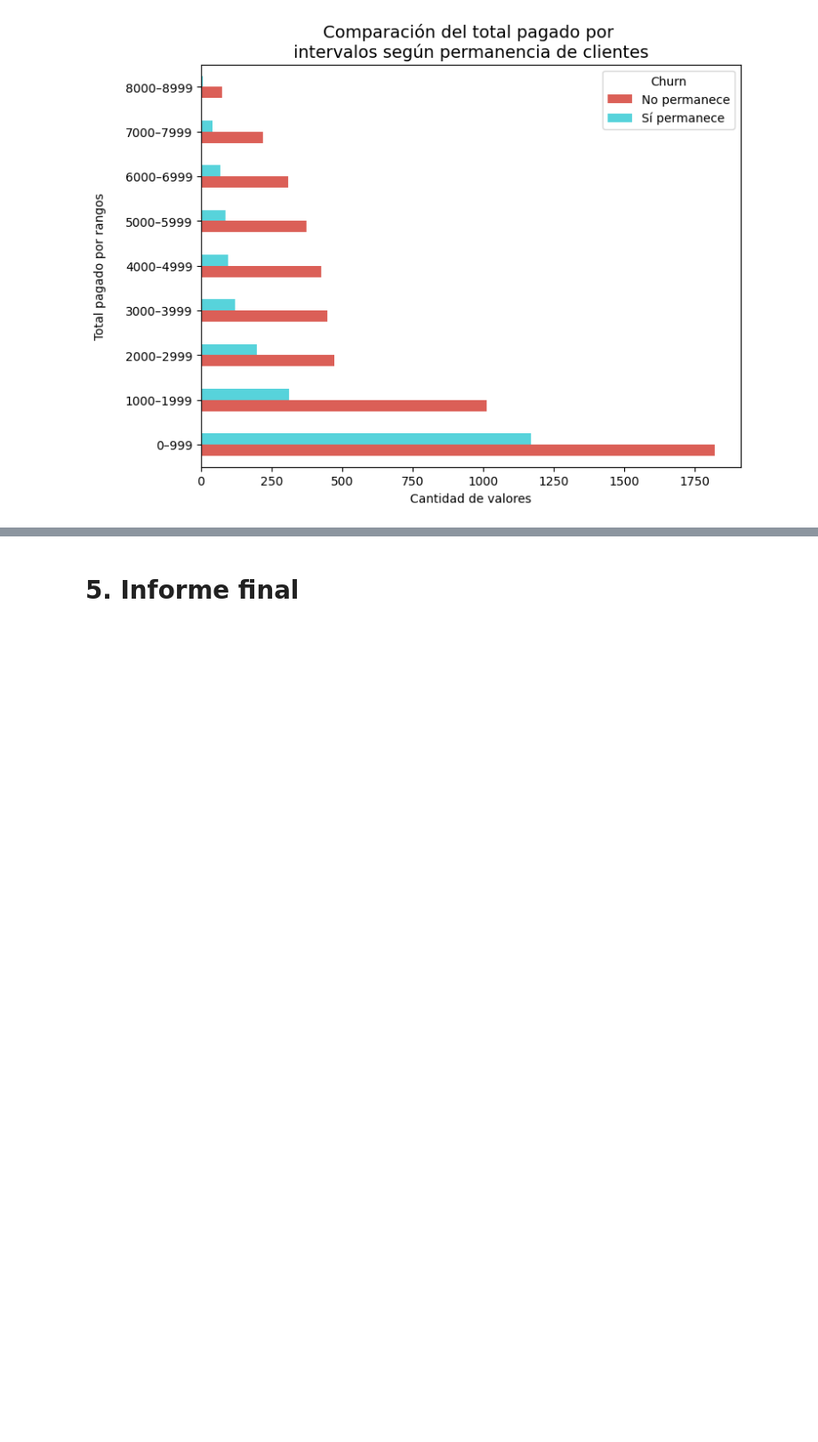
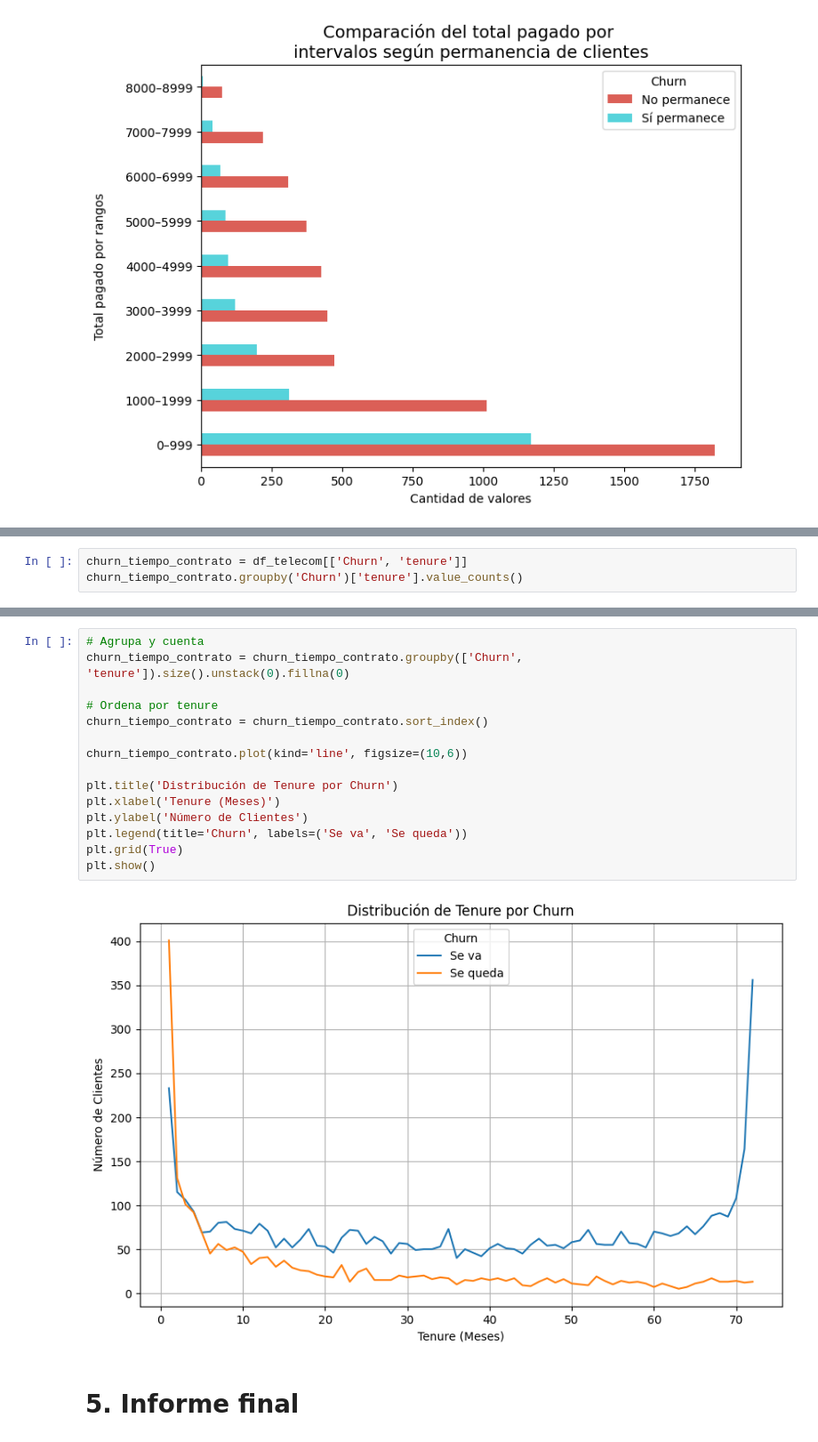
Before and after one commit to Karen-13C/Challenge_Proceso_ETL, a Jupyter notebook: Challenge_telecom.ipynb, the cells around one changed output, grey strips where cells are left out. Shown at 89% size. Cells and saved outputs as stored; diff of their text form; blank space fills up the shorter version.

Commit message:
Distribucuón de evasión por tiempo de contrato

```diff
--- a/Challenge_telecom.ipynb
+++ b/Challenge_telecom.ipynb
@@ -376,0 +379,3 @@ plt.show()
+# %%
+churn_tiempo_contrato = df_telecom[['Churn', 'tenure']]
+churn_tiempo_contrato.groupby('Churn')['tenure'].value_counts()
@@ -377,2 +429,19 @@ plt.show()
+# %%
+# Agrupa y cuenta
+churn_tiempo_contrato = churn_tiempo_contrato.groupby(['Churn', 'tenure']).size().unstack(0).fillna(0)
+
+# Ordena por tenure
+churn_tiempo_contrato = churn_tiempo_contrato.sort_index()
+
+churn_tiempo_contrato.plot(kind='line', figsize=(10,6))
+
+plt.title('Distribución de Tenure por Churn')
+plt.xlabel('Tenure (Meses)')
+plt.ylabel('Número de Clientes')
+plt.legend(title='Churn', labels=('Se va', 'Se queda'))
+plt.grid(True)
+plt.show()
+# %% [output]
+[figure, added]
 # %% [markdown]
 # 5. Informe final
```
Also changed, not shown: parts of 5 cells of this notebook.
